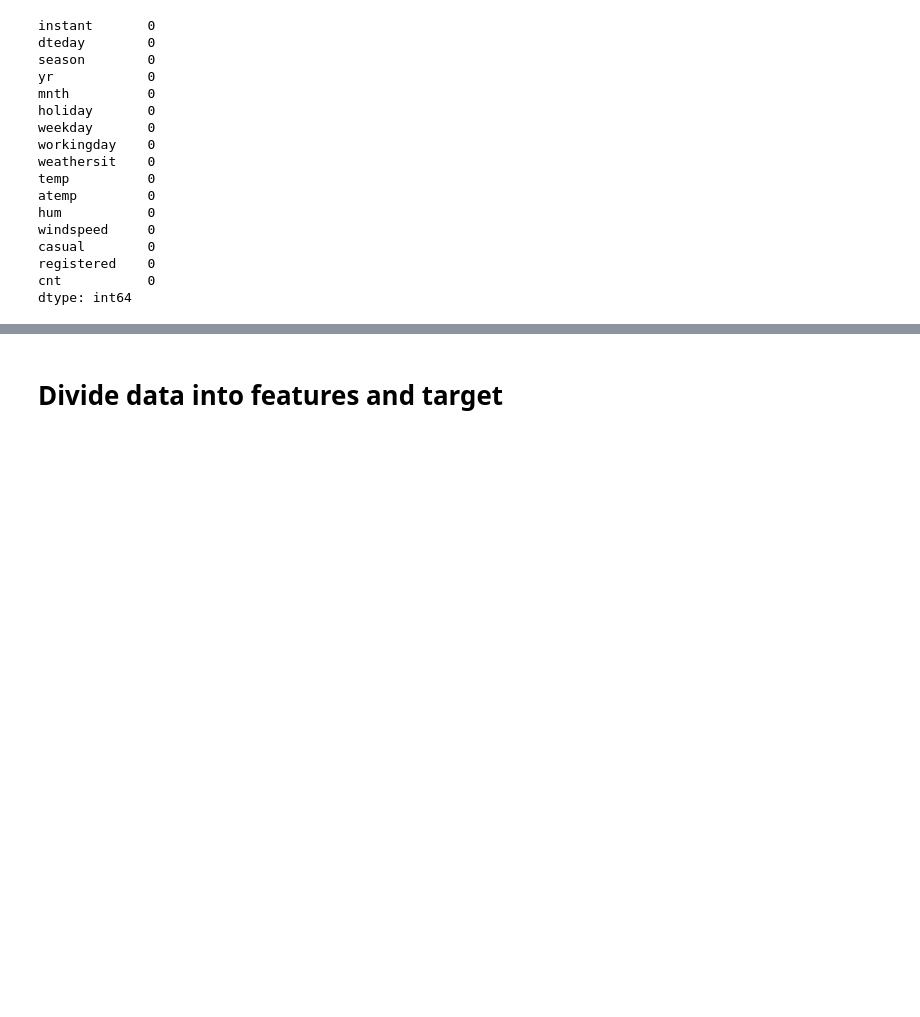
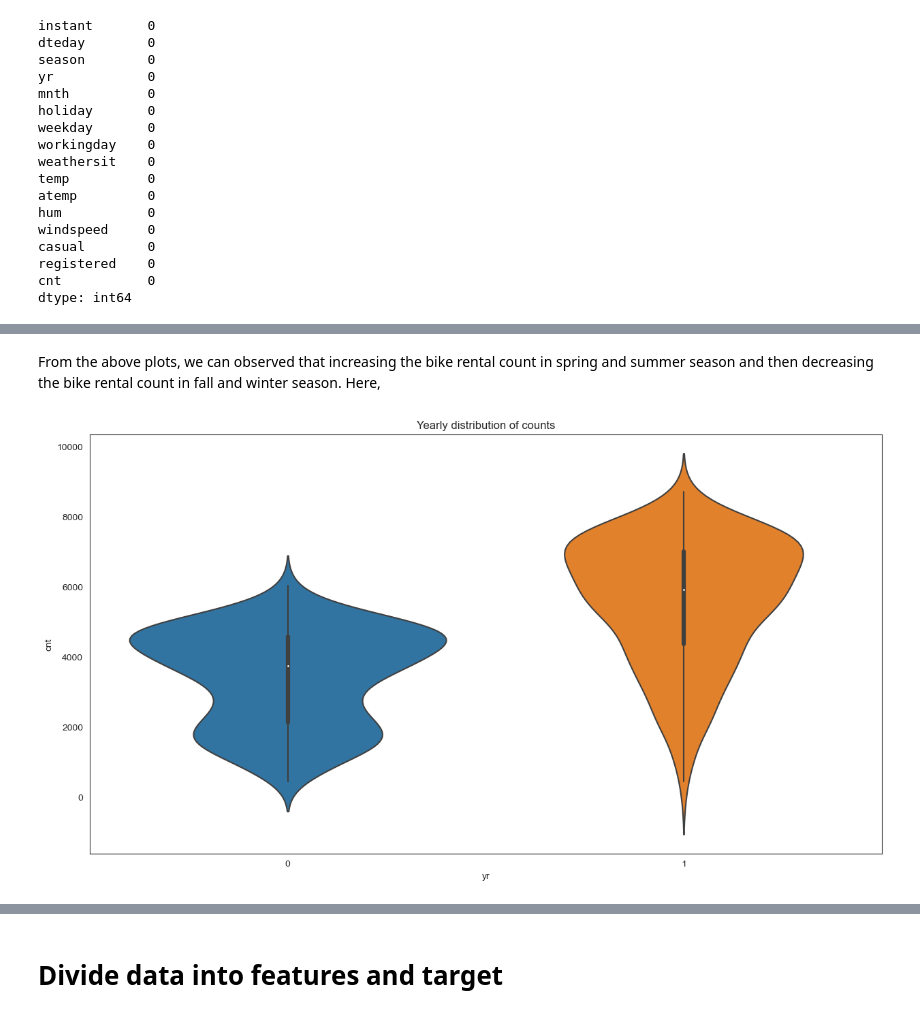
Before and after one commit to Steven2110/MachineLearningLab, a Jupyter notebook: Lab3/Lab3_Wijaya.ipynb, the cells around one changed output, grey strips where cells are left out. Drawn from its saved outputs; the diff is of its cells as text; code cells hidden in the pictures; blank space fills up the shorter version.

```diff
--- a/Lab3/Lab3_Wijaya.ipynb
+++ b/Lab3/Lab3_Wijaya.ipynb
@@ -92,0 +107,10 @@ plt.show()
+# %% [markdown]
+From the above plots, we can observed that increasing the bike rental count in spring and summer season and then decreasing the bike rental count in fall and winter season. Here,
+# %%
+fig,ax=plt.subplots(figsize=(15,8))
+#Violin plot for yearly distribution of counts
+sns.violinplot(x='yr',y='cnt',data=df[['yr','cnt']])
+ax.set_title('Yearly distribution of counts')
+plt.show()
+# %% [output]
+[figure, added]
```
Also changed, not shown: parts of 88 cells of this notebook, 3 other files.
